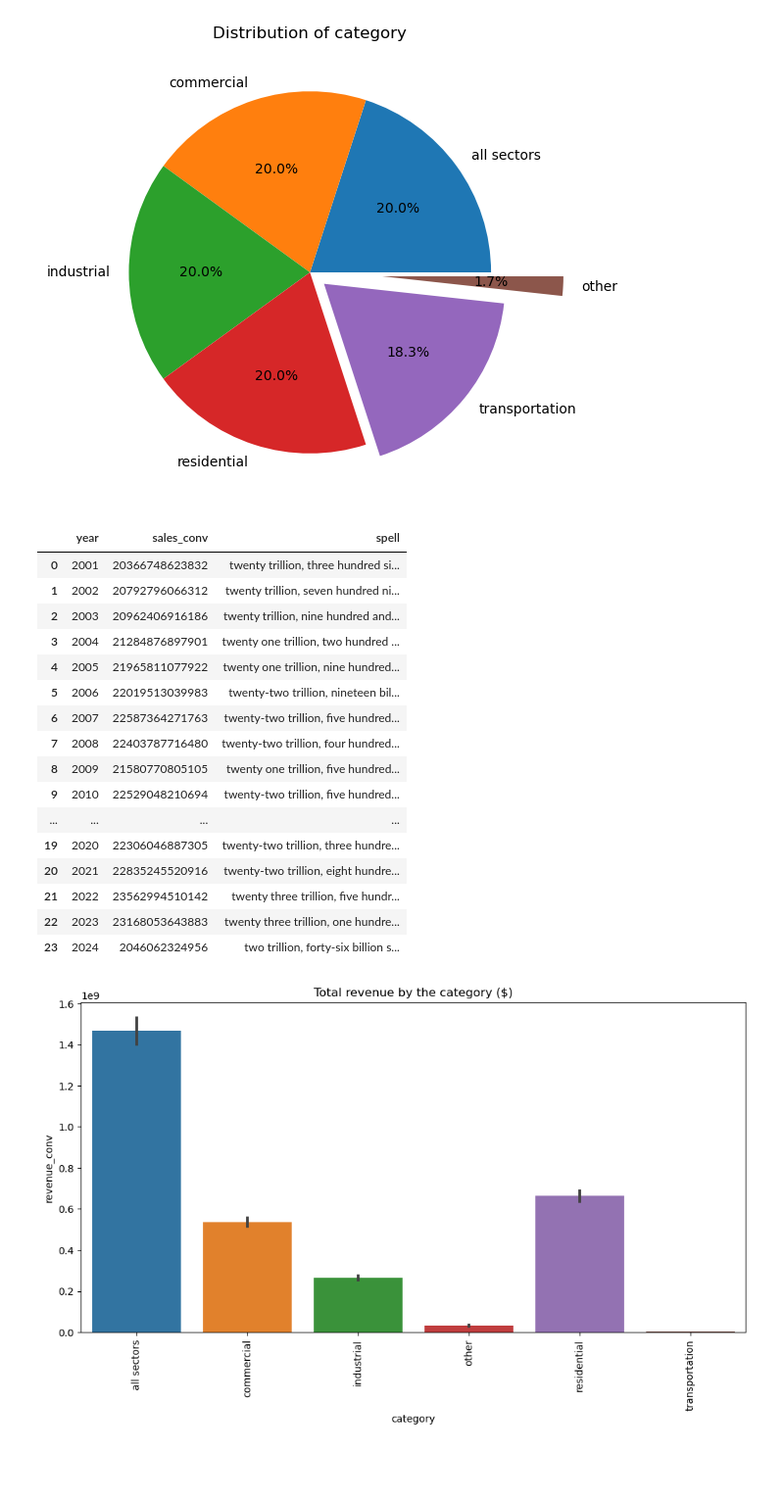
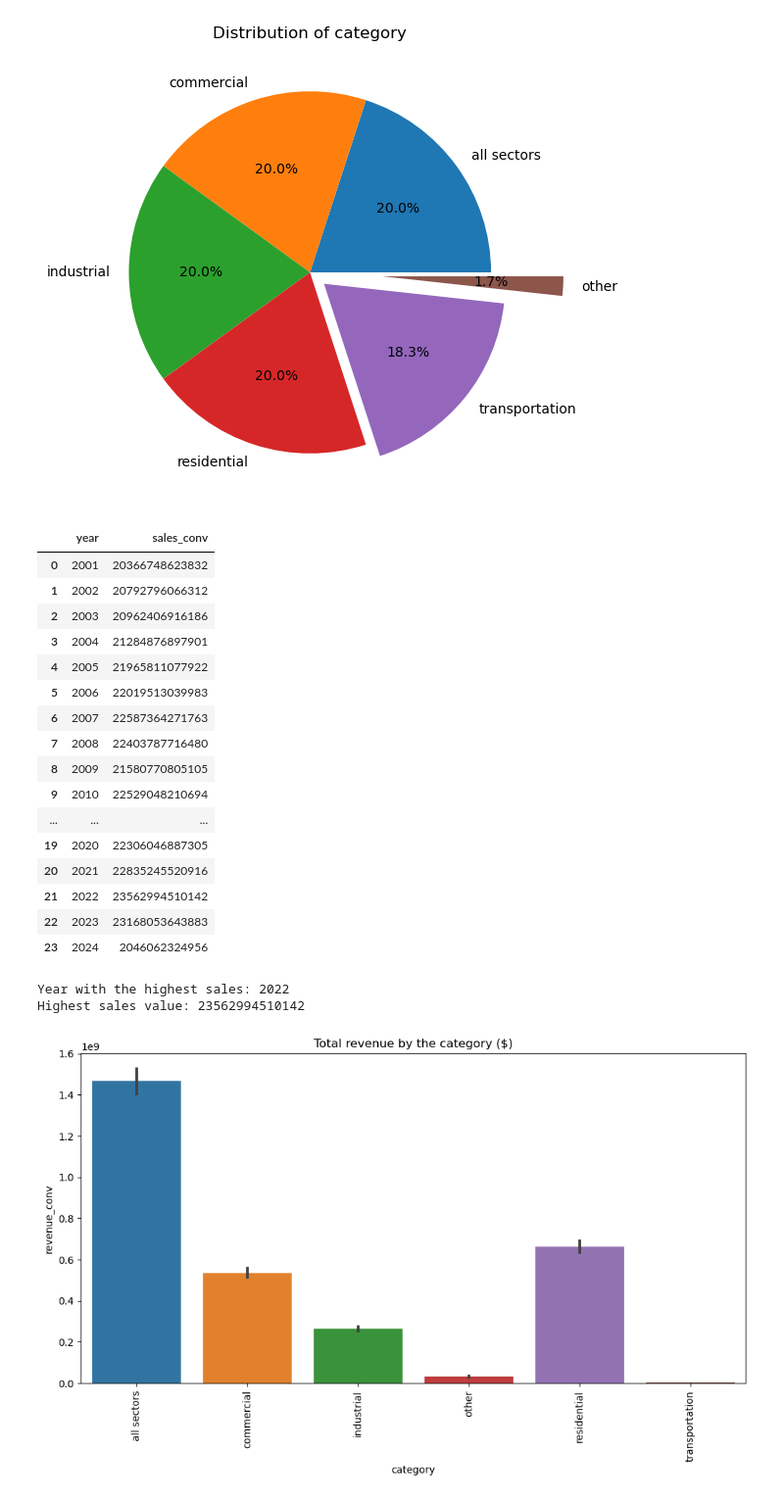
Before and after one commit to aprativ/US-Electricity-Prices-Analysis, a Jupyter notebook: Electicity_Markets-Analytics .ipynb, the cells around one changed output. Shown: that part at 98% size. Saved outputs shown, nothing was run; the diff lists cells and outputs as text; code cells hidden in the pictures; blank space fills up the shorter version.

```diff
--- a/Electicity_Markets-Analytics .ipynb
+++ b/Electicity_Markets-Analytics .ipynb
@@ -66,25 +57,34 @@ def spelled_out(num):
 # %%
 yearly_sales = energy.groupby('year')['sales_conv'].sum().reset_index()
-yearly_sales['spell'] = yearly_sales ['sales_conv'].apply(lambda x: spelled_out(x))
 yearly_sales
 # %% [output]
-|  | year | sales_conv | spell |
-| 0 | 2001 | 20366748623832 | twenty trillion, three hundred si... |
-| 1 | 2002 | 20792796066312 | twenty trillion, seven hundred ni... |
-| 2 | 2003 | 20962406916186 | twenty trillion, nine hundred and... |
-| 3 | 2004 | 21284876897901 | twenty one trillion, two hundred ... |
-| 4 | 2005 | 21965811077922 | twenty one trillion, nine hundred... |
-| 5 | 2006 | 22019513039983 | twenty-two trillion, nineteen bil... |
-| 6 | 2007 | 22587364271763 | twenty-two trillion, five hundred... |
-| 7 | 2008 | 22403787716480 | twenty-two trillion, four hundred... |
-| 8 | 2009 | 21580770805105 | twenty one trillion, five hundred... |
-| 9 | 2010 | 22529048210694 | twenty-two trillion, five hundred... |
-| ... | ... | ... | ... |
-| 19 | 2020 | 22306046887305 | twenty-two trillion, three hundre... |
-| 20 | 2021 | 22835245520916 | twenty-two trillion, eight hundre... |
-| 21 | 2022 | 23562994510142 | twenty three trillion, five hundr... |
-| 22 | 2023 | 23168053643883 | twenty three trillion, one hundre... |
-| 23 | 2024 | 2046062324956 | two trillion, forty-six billion s... |
+|  | year | sales_conv |
+| 0 | 2001 | 20366748623832 |
+| 1 | 2002 | 20792796066312 |
+| 2 | 2003 | 20962406916186 |
+| 3 | 2004 | 21284876897901 |
+| 4 | 2005 | 21965811077922 |
+| 5 | 2006 | 22019513039983 |
+| 6 | 2007 | 22587364271763 |
+| 7 | 2008 | 22403787716480 |
+| 8 | 2009 | 21580770805105 |
+| 9 | 2010 | 22529048210694 |
+| ... | ... | ... |
+| 19 | 2020 | 22306046887305 |
+| 20 | 2021 | 22835245520916 |
+| 21 | 2022 | 23562994510142 |
+| 22 | 2023 | 23168053643883 |
+| 23 | 2024 | 2046062324956 |
+# %%
+max_sales_index = yearly_sales['sales_conv'].idxmax()
+year_with_highest_sales = yearly_sales.loc[max_sales_index, 'year']
+highest_sales_value = yearly_sales.loc[max_sales_index, 'sales_conv']
+
+print("Year with the highest sales:", year_with_highest_sales)
+print("Highest sales value:", highest_sales_value)
+# %% [output]
+Year with the highest sales: 2022
+Highest sales value: 23562994510142
 # %%
 plt.figure(figsize=(12,6))
 sns.barplot(data=energy,x='category',y='revenue_conv')
```
Also changed, not shown: parts of 7 cells of this notebook.
